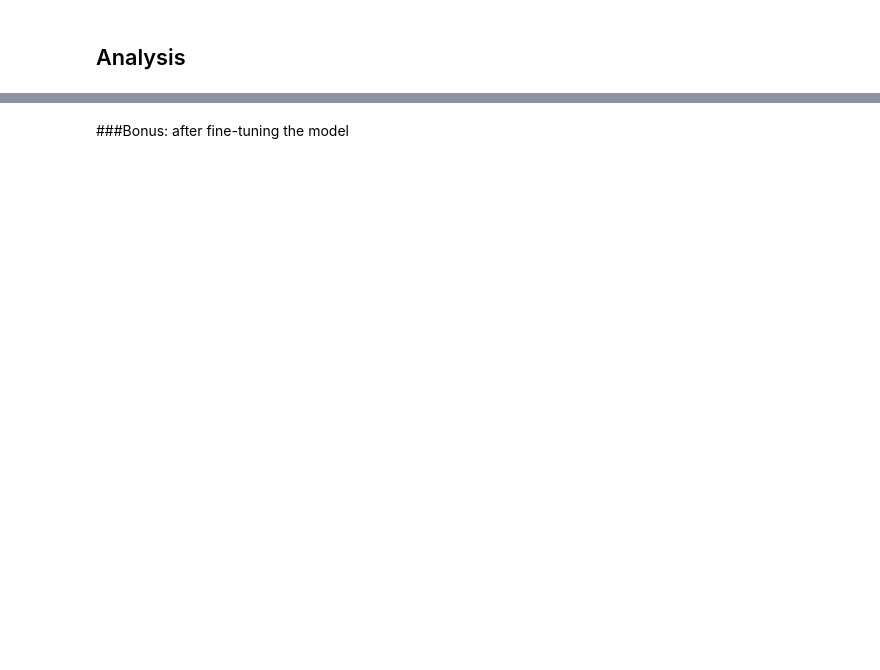
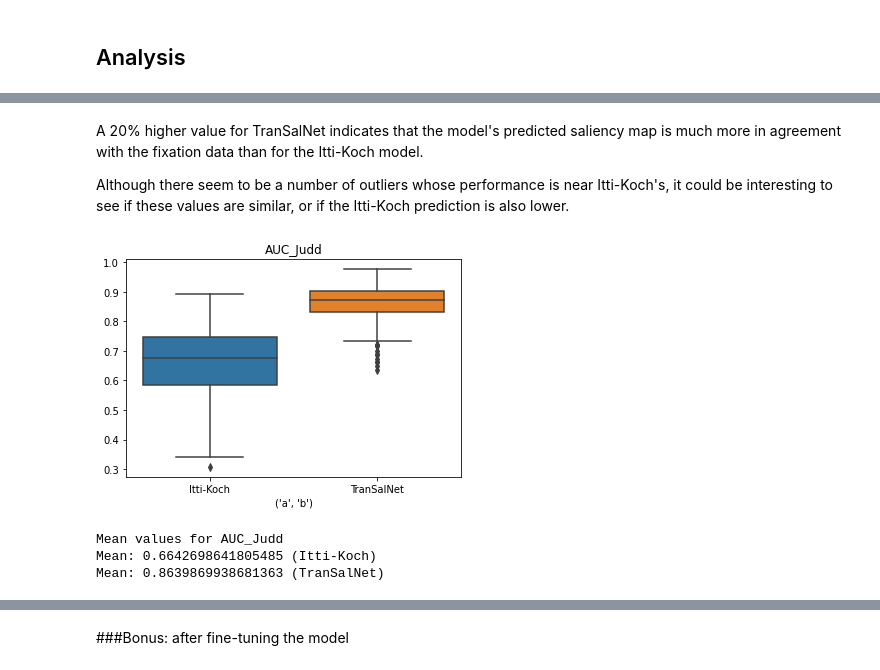
Before and after one commit to Ajamelot56/Projet_Visual_Attention, a Jupyter notebook: PC_2022_VA_Project.ipynb, the cells around one changed output, grey strips where cells are left out. Cells and saved outputs as stored; diff of their text form; code cells hidden in the pictures; blank space fills up the shorter version.

```diff
--- a/PC_2022_VA_Project.ipynb
+++ b/PC_2022_VA_Project.ipynb
@@ -751,0 +727,16 @@ dict_keys(['AUC_Borji', 'AUC_Judd', 'kl_divergence', 'NSS', 'CC', 'similarity'])
+# %% [markdown]
+A 20% higher value for TranSalNet indicates that the model's predicted saliency map is much more in agreement with the fixation data than for the Itti-Koch model.
+
+Although there seem to be a number of outliers whose performance is near Itti-Koch's, it could be interesting to see if these values are similar, or if the Itti-Koch prediction is also lower.
+# %%
+sns.boxplot(data=(itti_metrics["AUC_Judd"],transalnet_metrics["AUC_Judd"])).set(xlabel=("a","b"), title="AUC_Judd")
+plt.xticks(plt.xticks()[0], ("Itti-Koch","TranSalNet"))
+plt.show()
+print("Mean values for", "AUC_Judd")
+print("Mean:",sum(itti_metrics["AUC_Judd"]) / len(itti_metrics["AUC_Judd"]), "(Itti-Koch)")
+print("Mean:",sum(transalnet_metrics["AUC_Judd"]) / len(transalnet_metrics["AUC_Judd"]), "(TranSalNet)")
+# %% [output]
+[figure, added]
+Mean values for AUC_Judd
+Mean: 0.6642698641805485 (Itti-Koch)
+Mean: 0.8639869938681363 (TranSalNet)
```
Also changed, not shown: parts of 51 cells of this notebook.
